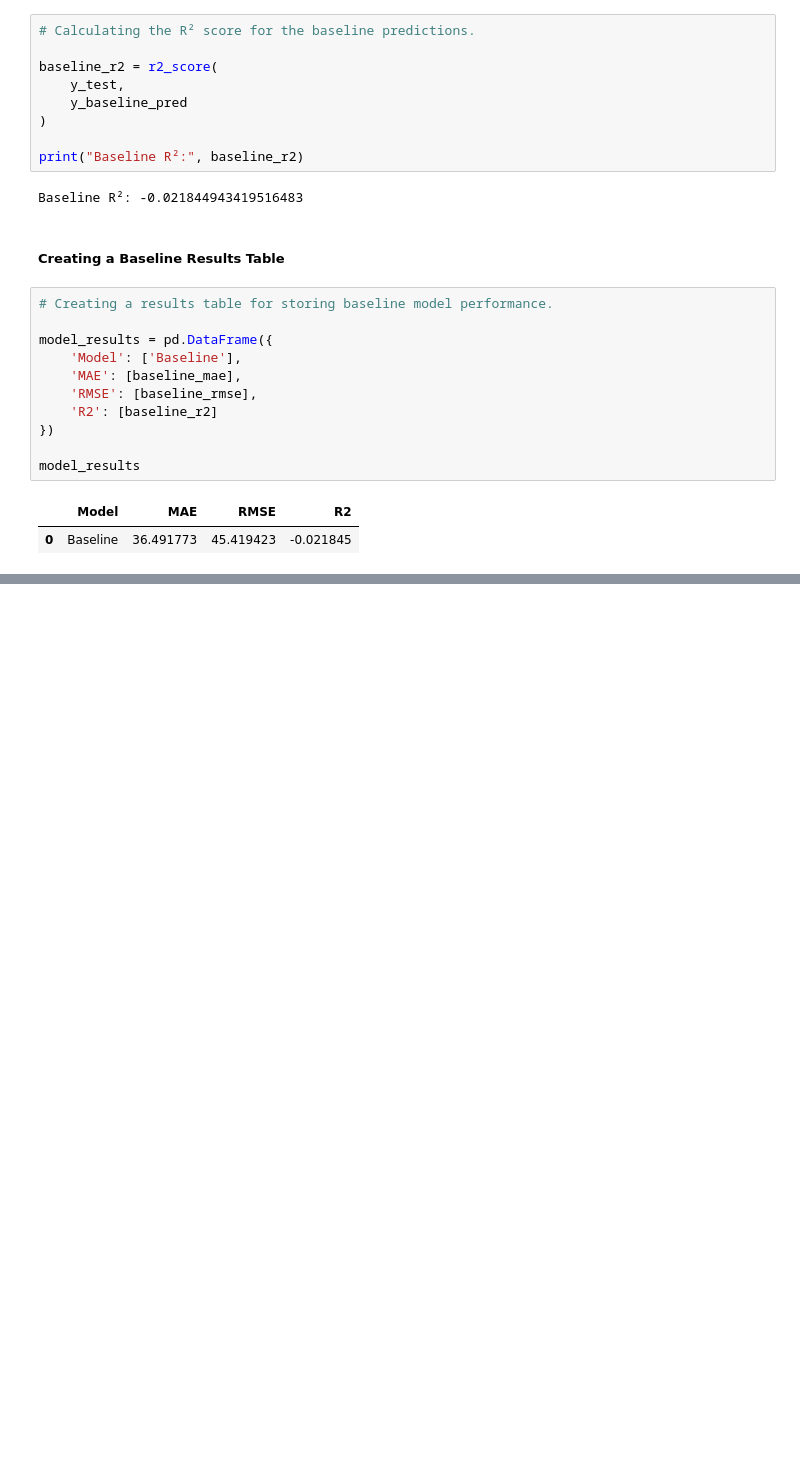
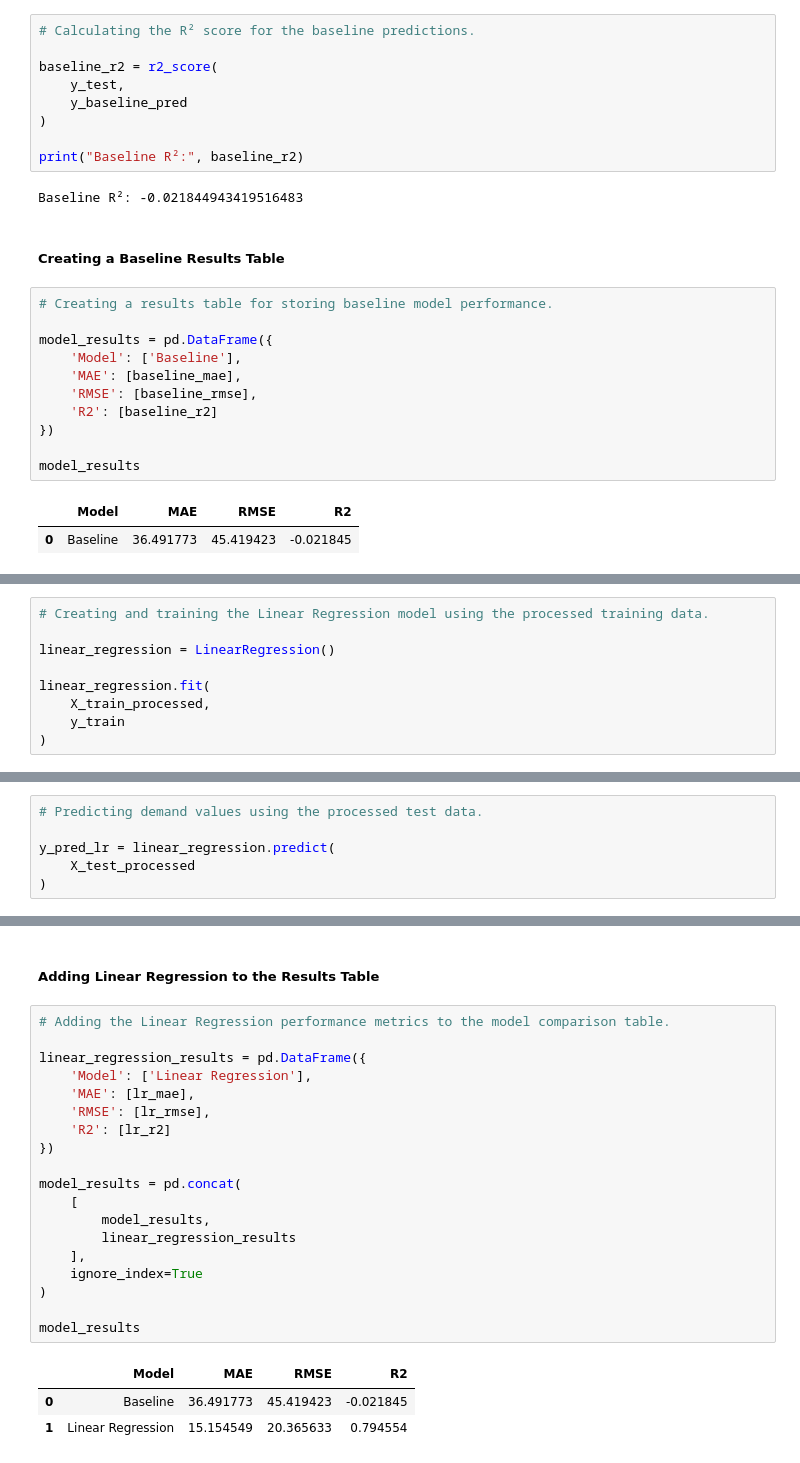
Before and after one commit to TejasMJ/retail-demand-intelligence, a Jupyter notebook: notebooks/05_model_development.ipynb, the cells around one changed output, grey strips where cells are left out. Saved outputs shown, nothing was run; the diff lists cells and outputs as text; blank space fills up the shorter version.

Commit message:
Linear Regression model added

```diff
--- a/notebooks/05_model_development.ipynb
+++ b/notebooks/05_model_development.ipynb
@@ -637,0 +644,9 @@ model_results
+# %%
+# Creating and training the Linear Regression model using the processed training data.
+
+linear_regression = LinearRegression()
+
+linear_regression.fit(
+    X_train_processed,
+    y_train
+)
@@ -637,0 +655,6 @@ model_results
+# %%
+# Predicting demand values using the processed test data.
+
+y_pred_lr = linear_regression.predict(
+    X_test_processed
+)
@@ -637,0 +697,25 @@ model_results
+# %% [markdown]
+##### Adding Linear Regression to the Results Table
+# %%
+# Adding the Linear Regression performance metrics to the model comparison table.
+
+linear_regression_results = pd.DataFrame({
+    'Model': ['Linear Regression'],
+    'MAE': [lr_mae],
+    'RMSE': [lr_rmse],
+    'R2': [lr_r2]
+})
+
+model_results = pd.concat(
+    [
+        model_results,
+        linear_regression_results
+    ],
+    ignore_index=True
+)
+
+model_results
+# %% [output]
+|  | Model | MAE | RMSE | R2 |
+| 0 | Baseline | 36.491773 | 45.419423 | -0.021845 |
+| 1 | Linear Regression | 15.154549 | 20.365633 | 0.794554 |
```
Also changed, not shown: parts of 5 cells of this notebook.
